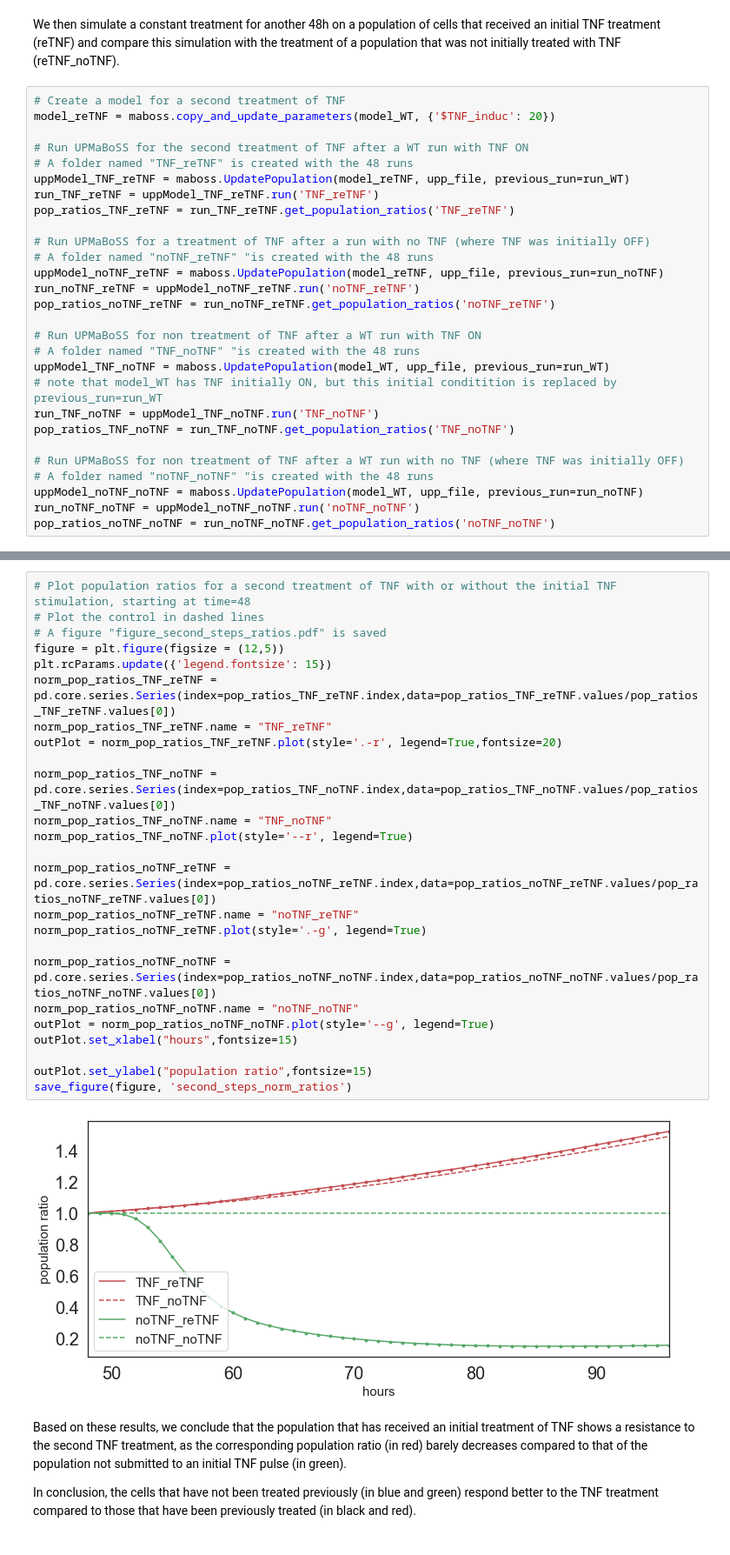
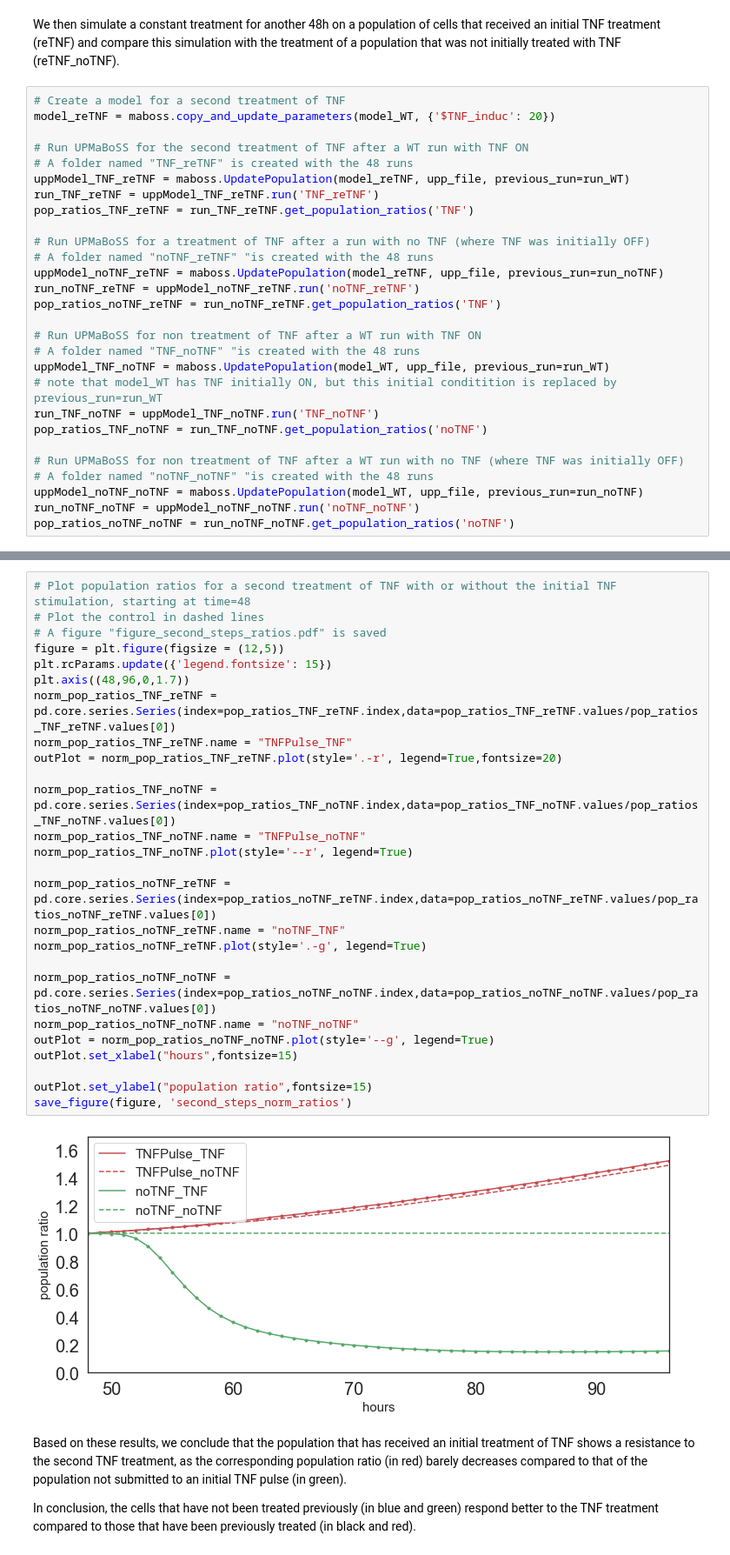
Before and after one commit to sysbio-curie/UPMaBoSS-docker, a Jupyter notebook: CellFateModel_uppmaboss.ipynb, the cells around one changed output, grey strips where cells are left out. Shown at 87% size. Cells and saved outputs as stored; diff of their text form.

```diff
--- a/CellFateModel_uppmaboss.ipynb
+++ b/CellFateModel_uppmaboss.ipynb
@@ -197,25 +197,25 @@ model_reTNF = maboss.copy_and_update_parameters(model_WT, {'$TNF_induc': 20})
 # A folder named "TNF_reTNF" is created with the 48 runs
 uppModel_TNF_reTNF = maboss.UpdatePopulation(model_reTNF, upp_file, previous_run=run_WT)
 run_TNF_reTNF = uppModel_TNF_reTNF.run('TNF_reTNF')
-pop_ratios_TNF_reTNF = run_TNF_reTNF.get_population_ratios('TNF_reTNF')
+pop_ratios_TNF_reTNF = run_TNF_reTNF.get_population_ratios('TNF')
 
 # Run UPMaBoSS for a treatment of TNF after a run with no TNF (where TNF was initially OFF)
 # A folder named "noTNF_reTNF" "is created with the 48 runs
 uppModel_noTNF_reTNF = maboss.UpdatePopulation(model_reTNF, upp_file, previous_run=run_noTNF)
 run_noTNF_reTNF = uppModel_noTNF_reTNF.run('noTNF_reTNF')
-pop_ratios_noTNF_reTNF = run_noTNF_reTNF.get_population_ratios('noTNF_reTNF')
+pop_ratios_noTNF_reTNF = run_noTNF_reTNF.get_population_ratios('TNF')
 
 # Run UPMaBoSS for non treatment of TNF after a WT run with TNF ON
 # A folder named "TNF_noTNF" "is created with the 48 runs
 uppModel_TNF_noTNF = maboss.UpdatePopulation(model_WT, upp_file, previous_run=run_WT)
 # note that model_WT has TNF initially ON, but this initial conditition is replaced by previous_run=run_WT
 run_TNF_noTNF = uppModel_TNF_noTNF.run('TNF_noTNF')
-pop_ratios_TNF_noTNF = run_TNF_noTNF.get_population_ratios('TNF_noTNF')
+pop_ratios_TNF_noTNF = run_TNF_noTNF.get_population_ratios('noTNF')
 
 # Run UPMaBoSS for non treatment of TNF after a WT run with no TNF (where TNF was initially OFF)
 # A folder named "noTNF_noTNF" "is created with the 48 runs
 uppModel_noTNF_noTNF = maboss.UpdatePopulation(model_WT, upp_file, previous_run=run_noTNF)
 run_noTNF_noTNF = uppModel_noTNF_noTNF.run('noTNF_noTNF')
-pop_ratios_noTNF_noTNF = run_noTNF_noTNF.get_population_ratios('noTNF_noTNF')
+pop_ratios_noTNF_noTNF = run_noTNF_noTNF.get_population_ratios('noTNF')
 # %% [markdown]
 Next, we plot the population ratios computed for the two protocols:
@@ -237,30 +237,31 @@ save_figure(figure, 'two_steps_ratios')
 # %%
 # Plot population ratios for a second treatment of TNF with or without the initial TNF stimulation, starting at time=48
 # Plot the control in dashed lines
 # A figure "figure_second_steps_ratios.pdf" is saved
 figure = plt.figure(figsize = (12,5))
 plt.rcParams.update({'legend.fontsize': 15})
+plt.axis((48,96,0,1.7))
 norm_pop_ratios_TNF_reTNF = pd.core.series.Series(index=pop_ratios_TNF_reTNF.index,data=pop_ratios_TNF_reTNF.values/pop_ratios_TNF_reTNF.values[0])
-norm_pop_ratios_TNF_reTNF.name = "TNF_reTNF"
+norm_pop_ratios_TNF_reTNF.name = "TNFPulse_TNF"
 outPlot = norm_pop_ratios_TNF_reTNF.plot(style='.-r', legend=True,fontsize=20)
 
 norm_pop_ratios_TNF_noTNF = pd.core.series.Series(index=pop_ratios_TNF_noTNF.index,data=pop_ratios_TNF_noTNF.values/pop_ratios_TNF_noTNF.values[0])
-norm_pop_ratios_TNF_noTNF.name = "TNF_noTNF"
+norm_pop_ratios_TNF_noTNF.name = "TNFPulse_noTNF"
 norm_pop_ratios_TNF_noTNF.plot(style='--r', legend=True)
 
 norm_pop_ratios_noTNF_reTNF = pd.core.series.Series(index=pop_ratios_noTNF_reTNF.index,data=pop_ratios_noTNF_reTNF.values/pop_ratios_noTNF_reTNF.values[0])
-norm_pop_ratios_noTNF_reTNF.name = "noTNF_reTNF"
+norm_pop_ratios_noTNF_reTNF.name = "noTNF_TNF"
 norm_pop_ratios_noTNF_reTNF.plot(style='.-g', legend=True)
 
 norm_pop_ratios_noTNF_noTNF = pd.core.series.Series(index=pop_ratios_noTNF_noTNF.index,data=pop_ratios_noTNF_noTNF.values/pop_ratios_noTNF_noTNF.values[0])
 norm_pop_ratios_noTNF_noTNF.name = "noTNF_noTNF"
 outPlot = norm_pop_ratios_noTNF_noTNF.plot(style='--g', legend=True)
 outPlot.set_xlabel("hours",fontsize=15)
 
 outPlot.set_ylabel("population ratio",fontsize=15)
 save_figure(figure, 'second_steps_norm_ratios')
 # %% [output]
-[figure, old version]
+[figure, new version]
 # %% [markdown]
 Based on these results, we conclude that the population that has received an initial treatment of TNF shows a resistance to the second TNF treatment, as the corresponding population ratio (in red) barely decreases compared to that of the population not submitted to an initial TNF pulse (in green).
 
```
Also changed, not shown: parts of 10 cells of this notebook.
